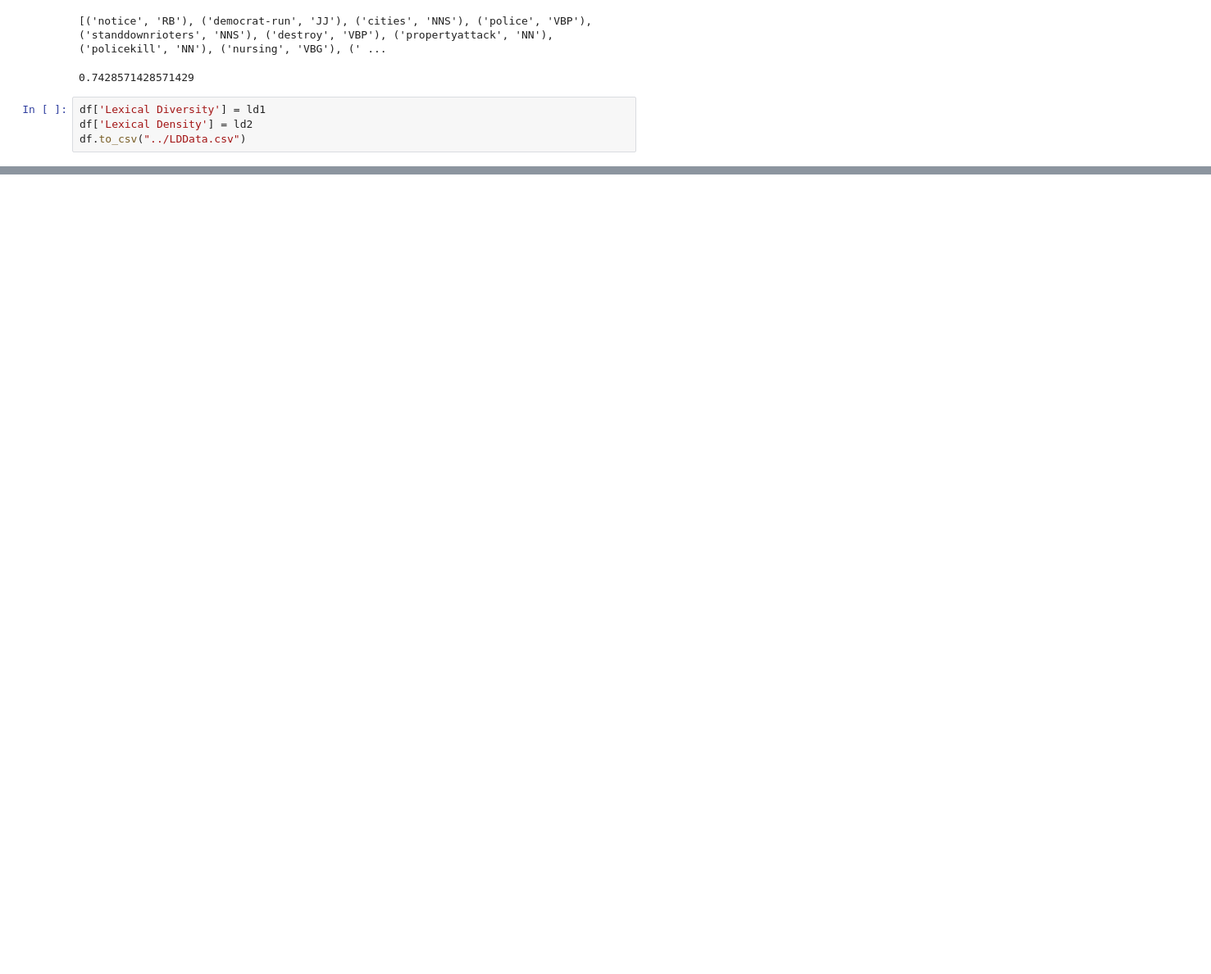
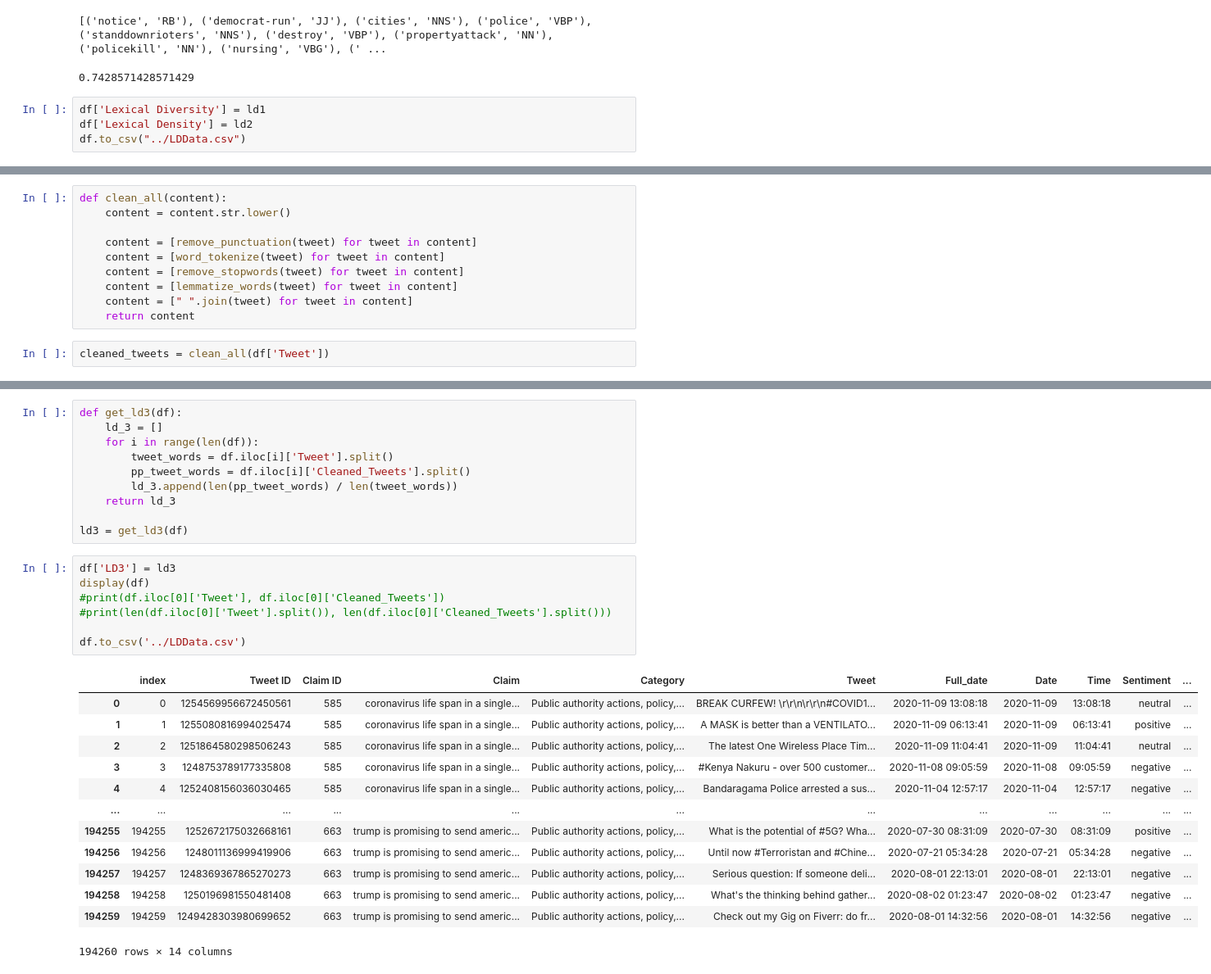
Before and after one commit to harvey-cash/covid-rumours, a Jupyter notebook: Language Analysis.ipynb, the cells around one changed output, grey strips where cells are left out. Shown at 82% size. Drawn from its saved outputs; the diff is of its cells as text; blank space fills up the shorter version.

```diff
--- a/Language Analysis.ipynb
+++ b/Language Analysis.ipynb
@@ -327,0 +389,12 @@ pptext.remove_punctuation
+# %%
+def clean_all(content):
+    content = content.str.lower()
+
+    content = [remove_punctuation(tweet) for tweet in content]
+    content = [word_tokenize(tweet) for tweet in content]
+    content = [remove_stopwords(tweet) for tweet in content]
+    content = [lemmatize_words(tweet) for tweet in content]
+    content = [" ".join(tweet) for tweet in content]
+    return content
+# %%
+cleaned_tweets = clean_all(df['Tweet'])
@@ -327,0 +422,31 @@ pptext.remove_punctuation
+# %%
+def get_ld3(df):
+    ld_3 = []
+    for i in range(len(df)):
+        tweet_words = df.iloc[i]['Tweet'].split()
+        pp_tweet_words = df.iloc[i]['Cleaned_Tweets'].split()
+        ld_3.append(len(pp_tweet_words) / len(tweet_words))
+    return ld_3
+
+ld3 = get_ld3(df)
+# %%
+df['LD3'] = ld3
+display(df)
+#print(df.iloc[0]['Tweet'], df.iloc[0]['Cleaned_Tweets'])
+#print(len(df.iloc[0]['Tweet'].split()), len(df.iloc[0]['Cleaned_Tweets'].split()))
+
+df.to_csv('../LDData.csv')
+# %% [output]
+|  | index | Tweet ID | Claim ID | Claim | Category | Tweet | Full_date | Date | Time | Sentiment | ... |
+| 0 | 0 | 1254569956672450561 | 585 | coronavirus life span in a single... | Public authority actions, policy,... | BREAK CURFEW! \r\r\n\r\r\n#COVID1... | 2020-11-09 13:08:18 | 2020-11-09 | 13:08:18 | neutral | ... |
+| 1 | 1 | 1255080816994025474 | 585 | coronavirus life span in a single... | Public authority actions, policy,... | A MASK is better than a VENTILATO... | 2020-11-09 06:13:41 | 2020-11-09 | 06:13:41 | positive | ... |
+| 2 | 2 | 1251864580298506243 | 585 | coronavirus life span in a single... | Public authority actions, policy,... | The latest One Wireless Place Tim... | 2020-11-09 11:04:41 | 2020-11-09 | 11:04:41 | neutral | ... |
+| 3 | 3 | 1248753789177335808 | 585 | coronavirus life span in a single... | Public authority actions, policy,... | #Kenya Nakuru - over 500 customer... | 2020-11-08 09:05:59 | 2020-11-08 | 09:05:59 | negative | ... |
+| 4 | 4 | 1252408156036030465 | 585 | coronavirus life span in a single... | Public authority actions, policy,... | Bandaragama Police arrested a sus... | 2020-11-04 12:57:17 | 2020-11-04 | 12:57:17 | negative | ... |
+| ... | ... | ... | ... | ... | ... | ... | ... | ... | ... | ... | ... |
+| 194255 | 194255 | 1252672175032668161 | 663 | trump is promising to send americ... | Public authority actions, policy,... | What is the potential of #5G? Wha... | 2020-07-30 08:31:09 | 2020-07-30 | 08:31:09 | positive | ... |
+| 194256 | 194256 | 1248011136999419906 | 663 | trump is promising to send americ... | Public authority actions, policy,... | Until now #Terroristan and #Chine... | 2020-07-21 05:34:28 | 2020-07-21 | 05:34:28 | negative | ... |
+| 194257 | 194257 | 1248369367865270273 | 663 | trump is promising to send americ... | Public authority actions, policy,... | Serious question: If someone deli... | 2020-08-01 22:13:01 | 2020-08-01 | 22:13:01 | negative | ... |
+| 194258 | 194258 | 1250196981550481408 | 663 | trump is promising to send americ... | Public authority actions, policy,... | What's the thinking behind gather... | 2020-08-02 01:23:47 | 2020-08-02 | 01:23:47 | negative | ... |
+| 194259 | 194259 | 1249428303980699652 | 663 | trump is promising to send americ... | Public authority actions, policy,... | Check out my Gig on Fiverr: do fr... | 2020-08-01 14:32:56 | 2020-08-01 | 14:32:56 | negative | ... |
+194260 rows × 14 columns
```
Also changed, not shown: parts of 17 cells of this notebook.
